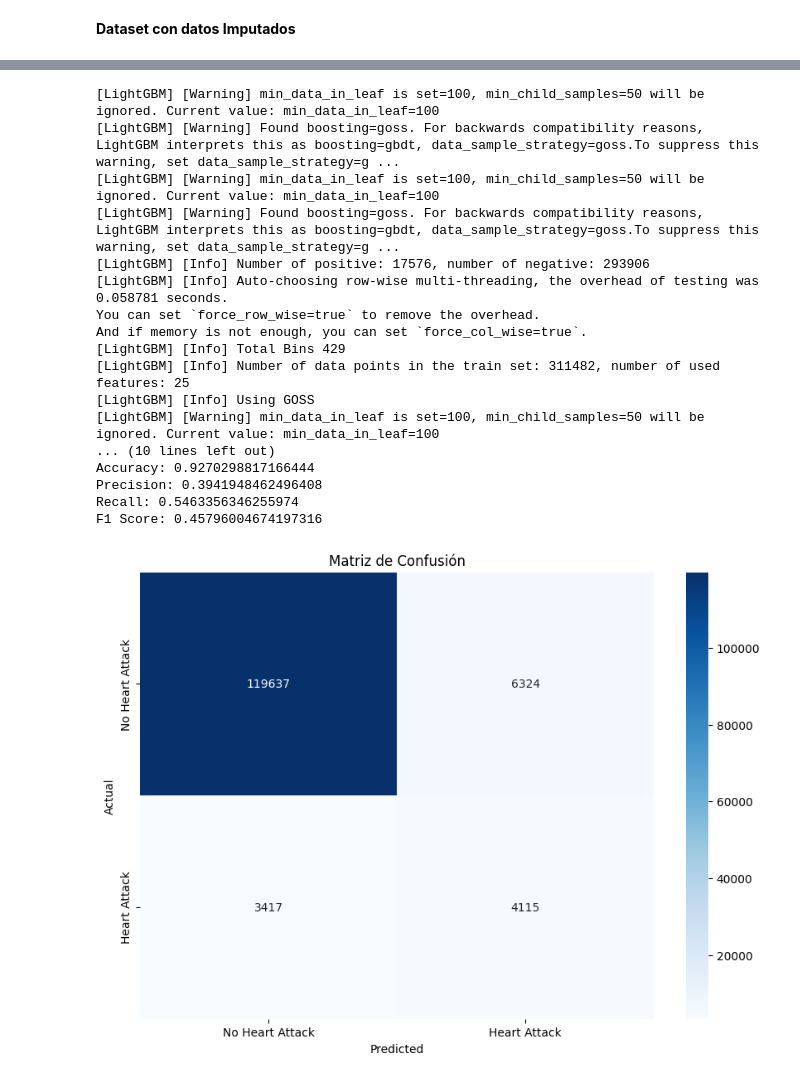
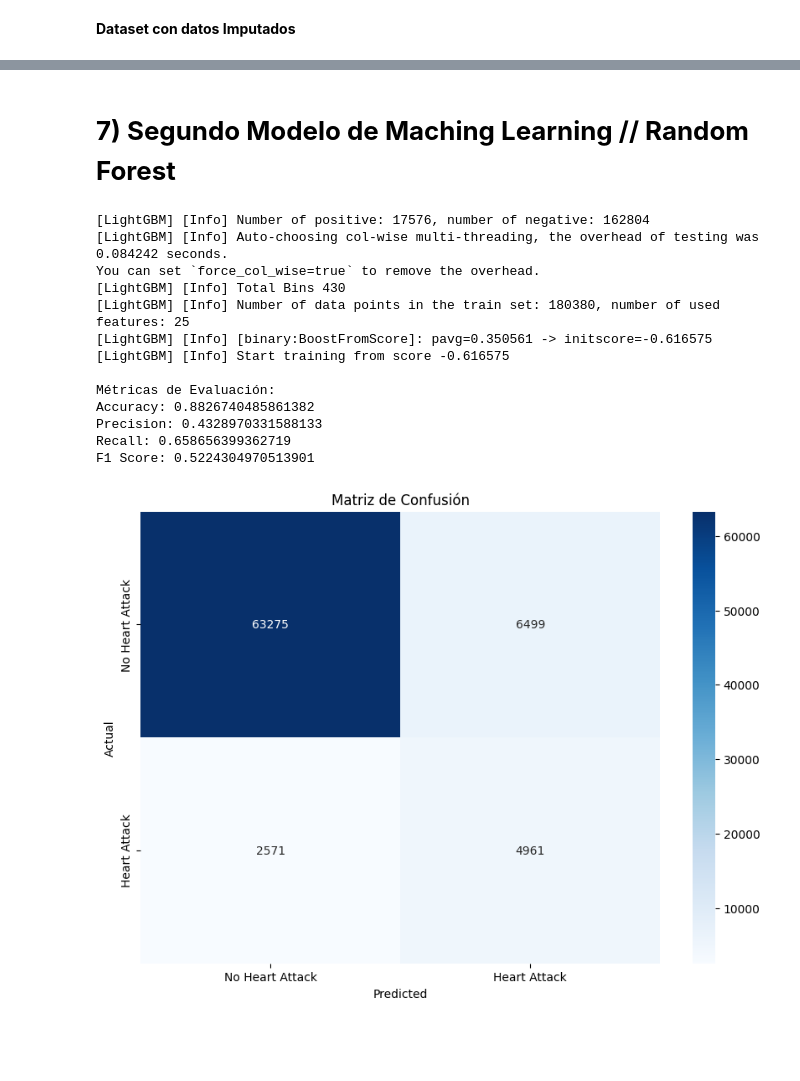
Before and after one commit to DiegoLuis62/Ciencias-de-datos---PF, a Jupyter notebook: Heart_Disease_Cleanse.ipynb, the cells around one changed output, grey strips where cells are left out. Saved outputs shown, nothing was run; the diff lists cells and outputs as text; code cells hidden in the pictures; blank space fills up the shorter version.

Commit message:
Colab organizado y además con los dos modelos de maching learning : Goss y Random forest

```diff
--- a/Heart_Disease_Cleanse.ipynb
+++ b/Heart_Disease_Cleanse.ipynb
@@ -681,16 +742,22 @@ memory usage: 37.8 MB
+# %% [markdown]
+# **7) Segundo Modelo de Maching Learning // Random Forest**
 # %%
-
+import lightgbm as lgb
+from sklearn.metrics import accuracy_score, precision_score, recall_score, f1_score, confusion_matrix, precision_recall_curve, average_precision_score
+from sklearn.model_selection import train_test_split
+import seaborn as sns
+import matplotlib.pyplot as plt
 
 # 1. Preparación de Datos
 # --------------------------------------------------
 target_column = "HadHeartAttack"
 
 # Convertir la variable objetivo a categórica directamente
-df_imputado[target_column] = df_imputado[target_column].astype('category')
+df_Prueba[target_column] = df_Prueba[target_column].astype('category')
 
 # Definir variables predictoras (X) y la variable objetivo (y)
-X = df_imputado.drop(columns=columnas_a_eliminar)  # Elimina todo de una vez
-y = df_imputado[target_column]  # Mantenemos como categoría
+X = df_Prueba.drop(columns=columnas_a_eliminar)  # Elimina todo de una vez
+y = df_Prueba[target_column]  # Mantenemos como categoría
 
 # Identificar columnas categóricas en X
 categorical_columns = X.select_dtypes(include=['object']).columns.tolist()
@@ -698,7 +765,6 @@ X[categorical_columns] = X[categorical_columns].astype('category')
 
 # 2. División de Datos
 # --------------------------------------------------
-# Dividir manteniendo las categorías originales
 X_train, X_test, y_train, y_test = train_test_split(
     X, y, test_size=0.3, random_state=87, stratify=y
 )
@@ -706,9 +772,12 @@ X_train, X_test, y_train, y_test = train_test_split(
 # 3. Configuración y Entrenamiento del Modelo
 # --------------------------------------------------
 lgb_model = lgb.LGBMClassifier(
-    boosting_type='goss',  # Gradient-based One-Side Sampling
+    boosting_type='rf',  # ✅ Aquí usamos Random Forest
     n_estimators=1000,
-    learning_rate=0.05,
+    subsample=0.8,              # Muy importante en RF (bootstrap sample)
+    subsample_freq=1,           # Usar subsample en cada iteración
+    colsample_bytree=0.8,       # Selección aleatoria de features
+    learning_rate=0.1,          # No debe ser muy bajo en RF
     max_depth=15,
     num_leaves=31,
     min_child_samples=50,
@@ -720,80 +789,67 @@ lgb_model = lgb.LGBMClassifier(
     metric='aucpr',
     n_jobs=-1,
     importance_type='gain',
-    min_data_in_leaf=100,
-    cat_smooth=20,
-    extra_trees=True
+    cat_smooth=20
 )
 
-# Entrenamiento con early stopping (una sola vez)
+# Entrenamiento (sin early stopping, ya que en Random Forest no tiene sentido)
 lgb_model.fit(
     X_train, y_train,
-    eval_set=[(X_test, y_test)],
-    eval_metric='binary_logloss',
-    categorical_feature=categorical_columns,
-    callbacks=[lgb.early_stopping(stopping_rounds=10)]
+    categorical_feature=categorical_columns
 )
 
 # 4. Predicción y Evaluación
 # --------------------------------------------------
-# Realizar predicciones (ya están en las categorías originales)
 y_pred = lgb_model.predict(X_test)
 
-# Calcular métricas directamente con las categorías
 accuracy = accuracy_score(y_test, y_pred)
 precision = precision_score(y_test, y_pred, pos_label='Yes')
 recall = recall_score(y_test, y_pred, pos_label='Yes')
 f1 = f1_score(y_test, y_pred, pos_label='Yes')
 
-# Imprimir métricas
 print("\nMétricas de Evaluación:")
 print("Accuracy:", accuracy)
 print("Precision:", precision)
 print("Recall:", recall)
 print("F1 Score:", f1)
 
 # 5. Visualización
 # --------------------------------------------------
 # Matriz de confusión
 conf_matrix = confusion_matrix(y_test, y_pred)
 plt.figure(figsize=(10, 7))
 sns.heatmap(conf_matrix, annot=True, fmt="d", cmap="Blues",
             xticklabels=['No Heart Attack', 'Heart Attack'],
             yticklabels=['No Heart Attack', 'Heart Attack'])
 plt.xlabel('Predicted')
 plt.ylabel('Actual')
 plt.title('Matriz de Confusión')
 plt.show()
 
-# Curva Precision-Recall (Opcional)
-
+# Curva Precision-Recall
 y_probs = lgb_model.predict_proba(X_test)[:, 1]
 precision_curve, recall_curve, _ = precision_recall_curve(y_test, y_probs, pos_label='Yes')
 ap_score = average_precision_score(y_test, y_probs, pos_label='Yes')
 
 plt.figure(figsize=(10, 6))
 plt.plot(recall_curve, precision_curve, label=f'AP Score: {ap_score:.2f}')
 plt.xlabel('Recall')
 plt.ylabel('Precision')
 plt.title('Curva Precision-Recall')
 plt.legend()
 plt.show()
 # %% [output]
-[LightGBM] [Warning] min_data_in_leaf is set=100, min_child_samples=50 will be ignored. Current value: min_data_in_leaf=100
-[LightGBM] [Warning] Found boosting=goss. For backwards compatibility reasons, LightGBM interprets this as boosting=gbdt, data_sample_strategy=goss.To suppress this warning, set data_sample_strategy=g ...
-[LightGBM] [Warning] min_data_in_leaf is set=100, min_child_samples=50 will be ignored. Current value: min_data_in_leaf=100
-[LightGBM] [Warning] Found boosting=goss. For backwards compatibility reasons, LightGBM interprets this as boosting=gbdt, data_sample_strategy=goss.To suppress this warning, set data_sample_strategy=g ...
-[LightGBM] [Info] Number of positive: 17576, number of negative: 293906
-[LightGBM] [Info] Auto-choosing row-wise multi-threading, the overhead of testing was 0.058781 seconds.
-You can set `force_row_wise=true` to remove the overhead.
-And if memory is not enough, you can set `force_col_wise=true`.
-[LightGBM] [Info] Total Bins 429
-[LightGBM] [Info] Number of data points in the train set: 311482, number of used features: 25
-[LightGBM] [Info] Using GOSS
-[LightGBM] [Warning] min_data_in_leaf is set=100, min_child_samples=50 will be ignored. Current value: min_data_in_leaf=100
-... (10 lines left out)
-Accuracy: 0.9270298817166444
-Precision: 0.3941948462496408
-Recall: 0.5463356346255974
-F1 Score: 0.45796004674197316
+[LightGBM] [Info] Number of positive: 17576, number of negative: 162804
+[LightGBM] [Info] Auto-choosing col-wise multi-threading, the overhead of testing was 0.084242 seconds.
+You can set `force_col_wise=true` to remove the overhead.
+[LightGBM] [Info] Total Bins 430
+[LightGBM] [Info] Number of data points in the train set: 180380, number of used features: 25
+[LightGBM] [Info] [binary:BoostFromScore]: pavg=0.350561 -> initscore=-0.616575
+[LightGBM] [Info] Start training from score -0.616575
+
+Métricas de Evaluación:
+Accuracy: 0.8826740485861382
+Precision: 0.4328970331588133
+Recall: 0.658656399362719
+F1 Score: 0.5224304970513901
-[figure, old version]
+[figure, new version]
```
Also changed, not shown: parts of 46 cells of this notebook.
